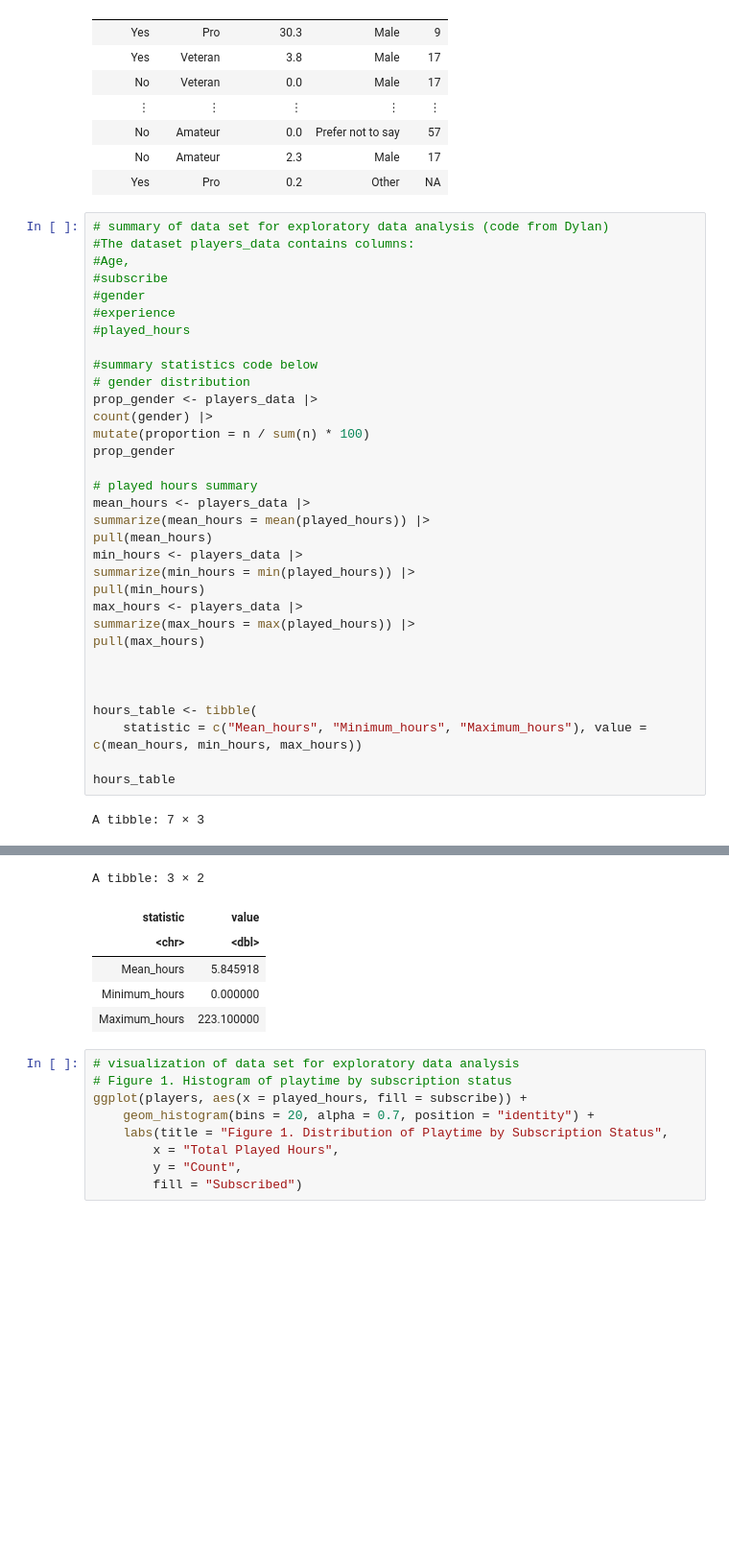
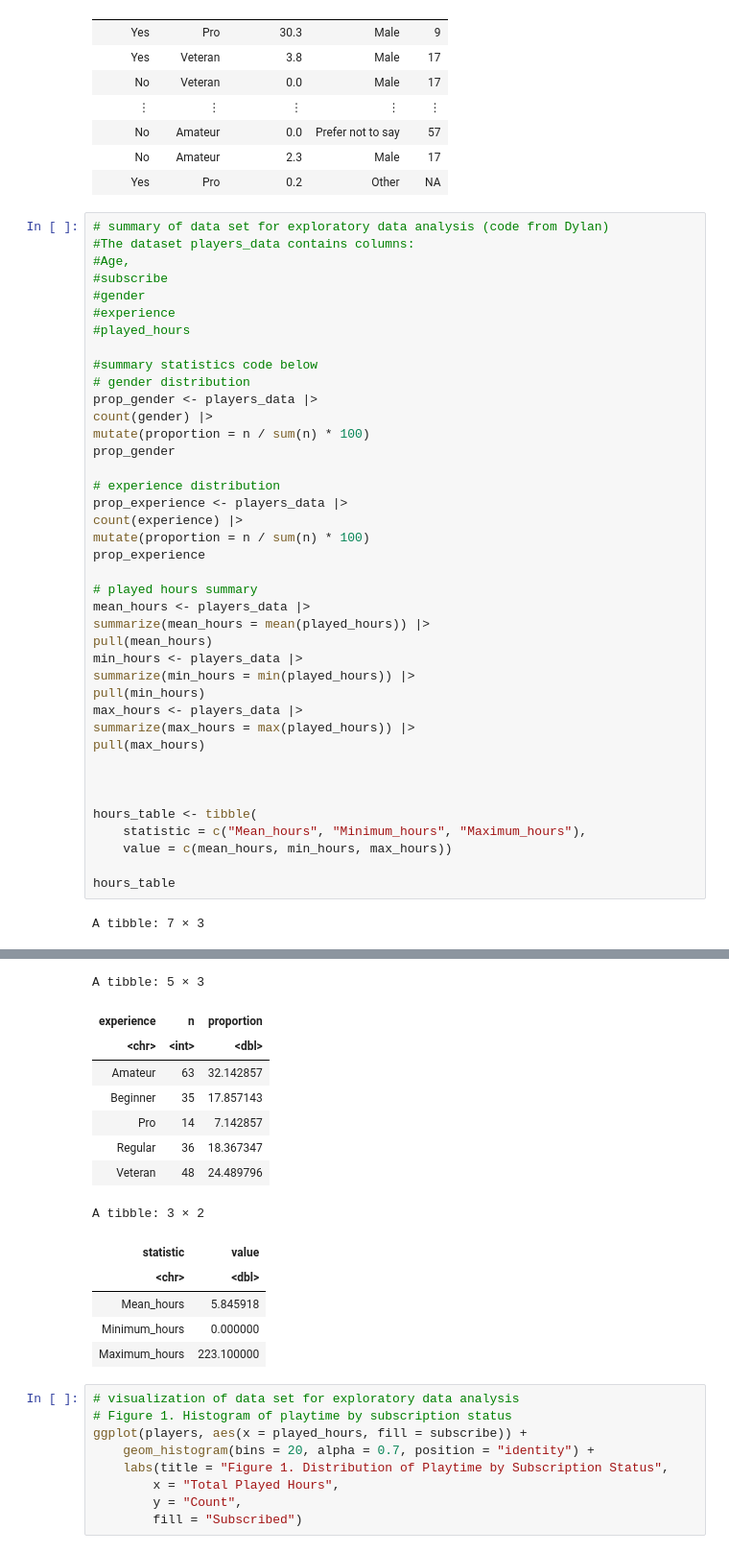
Before and after one commit to leeeeee1725/DSCI100_Project_Final_Report, a Jupyter notebook: Project Final Report.ipynb, the cells around one changed output, grey strips where cells are left out. Shown at 96% size. Drawn from its saved outputs; the diff is of its cells as text; blank space fills up the shorter version.

Commit message:
Mention discription of variables and  add experience distribution

```diff
--- a/Project Final Report.ipynb
+++ b/Project Final Report.ipynb
@@ -158,40 +157,55 @@ count(gender) |>
 mutate(proportion = n / sum(n) * 100)
 prop_gender
 
+# experience distribution
+prop_experience <- players_data |>
+count(experience) |>
+mutate(proportion = n / sum(n) * 100)
+prop_experience
+
 # played hours summary
 mean_hours <- players_data |>
 summarize(mean_hours = mean(played_hours)) |>
 pull(mean_hours)
 min_hours <- players_data |>
 summarize(min_hours = min(played_hours)) |>
 pull(min_hours)
 max_hours <- players_data |>
 summarize(max_hours = max(played_hours)) |>
 pull(max_hours)
 
 
 
 hours_table <- tibble(
-    statistic = c("Mean_hours", "Minimum_hours", "Maximum_hours"), value = c(mean_hours, min_hours, max_hours))
+    statistic = c("Mean_hours", "Minimum_hours", "Maximum_hours"),
+    value = c(mean_hours, min_hours, max_hours))
 
 hours_table
 # %% [output]
 A tibble: 7 × 3
 | gender | n | proportion |
 | <chr> | <int> | <dbl> |
 | Agender | 2 | 1.020408 |
 | Female | 37 | 18.877551 |
 | Male | 124 | 63.265306 |
 | ⋮ | ⋮ | ⋮ |
 | Other | 1 | 0.5102041 |
 | Prefer not to say | 11 | 5.6122449 |
 | Two-Spirited | 6 | 3.0612245 |
-A tibble: 3 × 2
+A tibble: 5 × 3
-| statistic | value |
-| <chr> | <dbl> |
-| Mean_hours | 5.845918 |
-| Minimum_hours | 0.000000 |
-| Maximum_hours | 223.100000 |
+| experience | n | proportion |
+| <chr> | <int> | <dbl> |
+| Amateur | 63 | 32.142857 |
+| Beginner | 35 | 17.857143 |
+| Pro | 14 | 7.142857 |
+| Regular | 36 | 18.367347 |
+| Veteran | 48 | 24.489796 |
+A tibble: 3 × 2
+| statistic | value |
+| <chr> | <dbl> |
+| Mean_hours | 5.845918 |
+| Minimum_hours | 0.000000 |
+| Maximum_hours | 223.100000 |
 # %%
 # visualization of data set for exploratory data analysis
 # Figure 1. Histogram of playtime by subscription status
```
Also changed, not shown: parts of 2 cells of this notebook.
